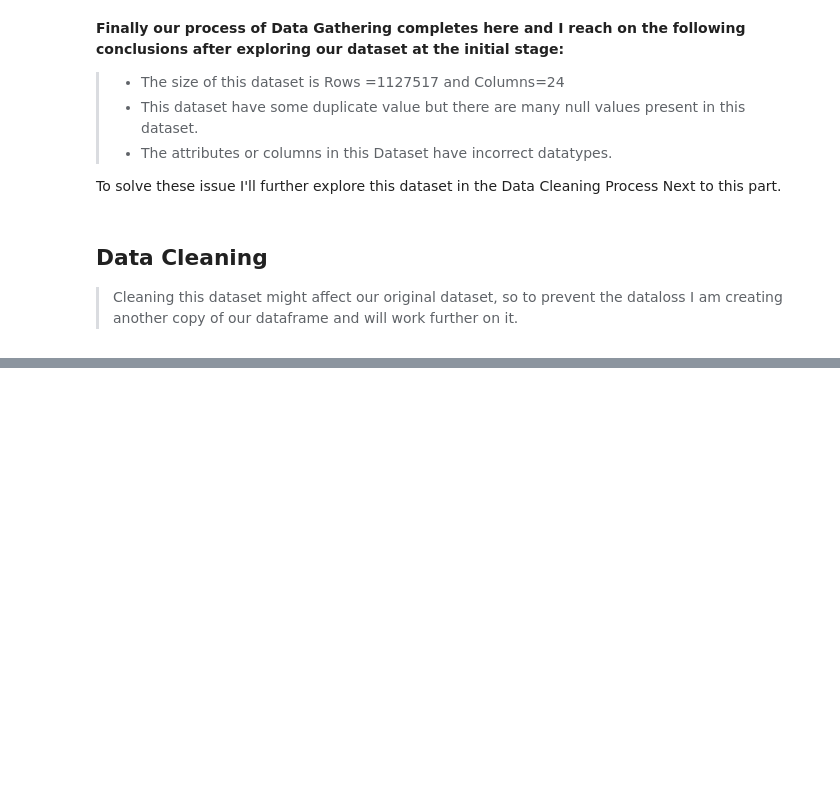
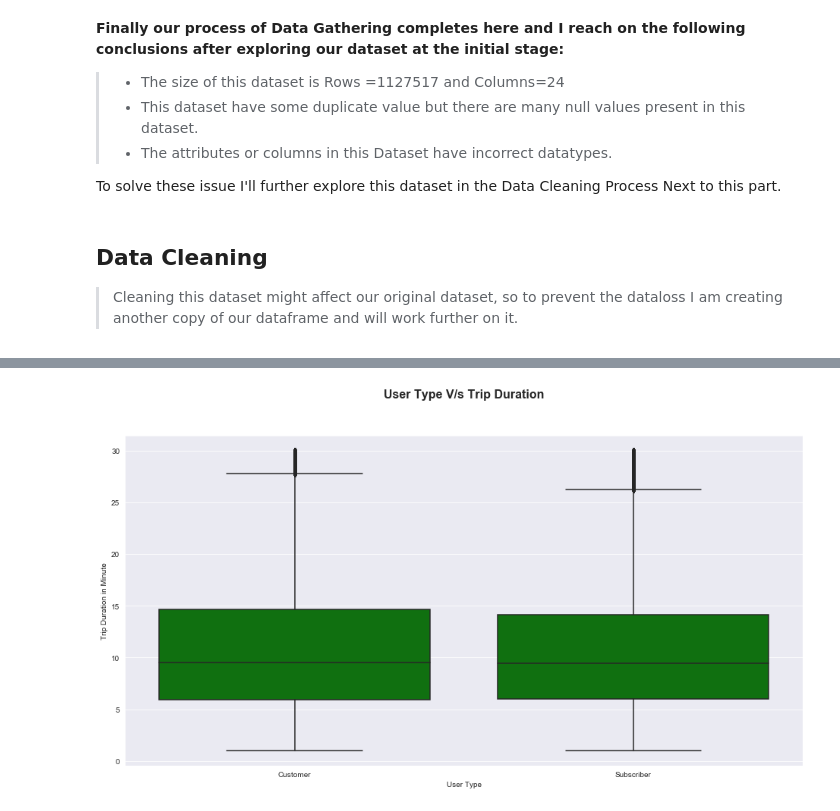
Before and after one commit to abhishekpandeyIT/BayWheelsRideDataExploration, a Jupyter notebook: exploration_notebook.ipynb, the cells around one changed output, grey strips where cells are left out. Saved outputs shown, nothing was run; the diff lists cells and outputs as text; code cells hidden in the pictures; blank space fills up the shorter version.

```diff
--- a/exploration_notebook.ipynb
+++ b/exploration_notebook.ipynb
@@ -422,0 +255,7 @@ The heatmaps shows clearly very similar usage pattern of the two type of users.
+# %%
+sns.boxplot(data=df_new, x='user_type', y='duration_minute', color= "green");
+plt.xlabel('User Type');
+plt.ylabel('Trip Duration in Minute');
+plt.title("User Type V/s Trip Duration",fontsize=16, fontweight='semibold',y=1.1);
+# %% [output]
+[figure, added]
```
Also changed, not shown: parts of 62 cells of this notebook, 3 other files.
